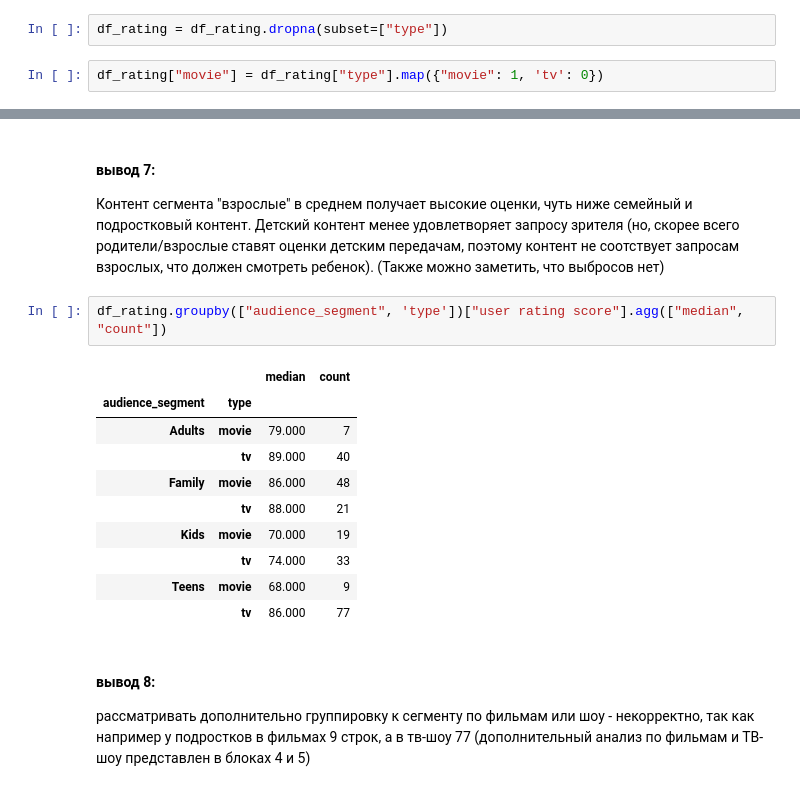
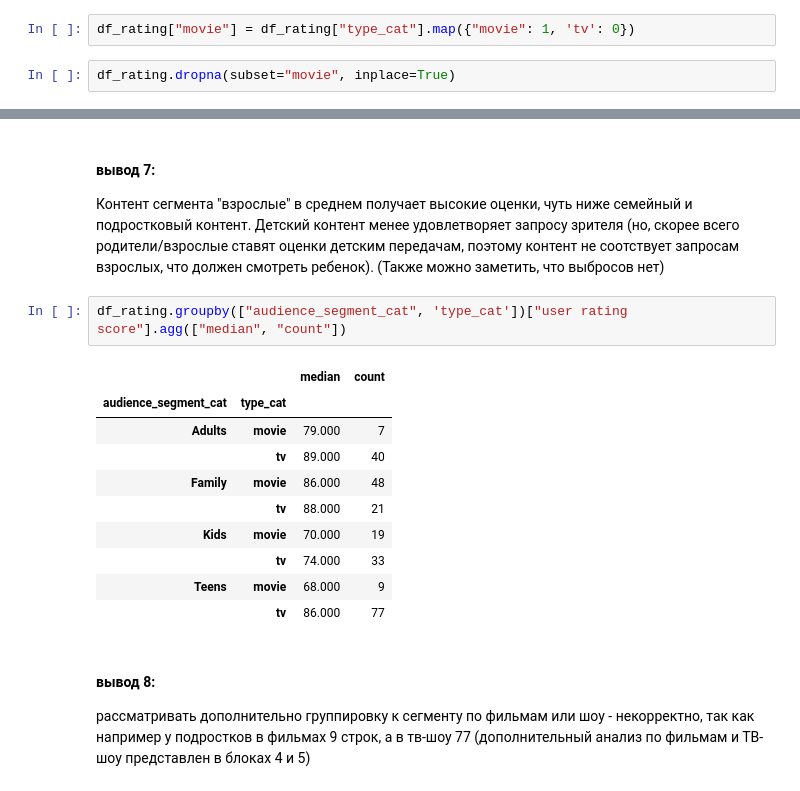
Before and after one commit to dtamendarov/MDS-EDA_Netflix, a Jupyter notebook: 02. Анализ оценок (Мария).ipynb, the cells around one changed output, grey strips where cells are left out. Cells and saved outputs as stored; diff of their text form.

```diff
--- a/02. Анализ оценок (Мария).ipynb
+++ b/02. Анализ оценок (Мария).ipynb
@@ -309,10 +313,10 @@ NaN        2
 Name: count, dtype: int64
 # %% [markdown]
 - пропуски можно удалить, а тв/фильмы сделать бинарным признаком
+# %%
+df_rating["movie"] = df_rating["type_cat"].map({"movie": 1, 'tv': 0})
 # %%
-df_rating = df_rating.dropna(subset=["type"])
+df_rating.dropna(subset="movie", inplace=True)
-# %%
-df_rating["movie"] = df_rating["type"].map({"movie": 1, 'tv': 0})
 # %%
 df_rating["user rating size"].describe()
 # %% [output]
@@ -412,10 +417,10 @@ Passing `palette` without assigning `hue` is deprecated and will be removed in v
 #### вывод 7:
  Контент сегмента "взрослые" в среднем получает высокие оценки, чуть ниже семейный и подростковый контент. Детский контент менее удовлетворяет запросу зрителя (но, скорее всего родители/взрослые ставят оценки детским передачам, поэтому контент не соотствует запросам взрослых, что должен смотреть ребенок). (Также можно заметить, что выбросов нет)
 # %%
-df_rating.groupby(["audience_segment", 'type'])["user rating score"].agg(["median", "count"])
+df_rating.groupby(["audience_segment_cat", 'type_cat'])["user rating score"].agg(["median", "count"])
 # %% [output]
 |  |  | median | count |
-| audience_segment | type |  |  |
+| audience_segment_cat | type_cat |  |  |
 | Adults | movie | 79.000 | 7 |
 |  | tv | 89.000 | 40 |
 | Family | movie | 86.000 | 48 |
```
Also changed, not shown: parts of 27 cells of this notebook, 5 other files.
